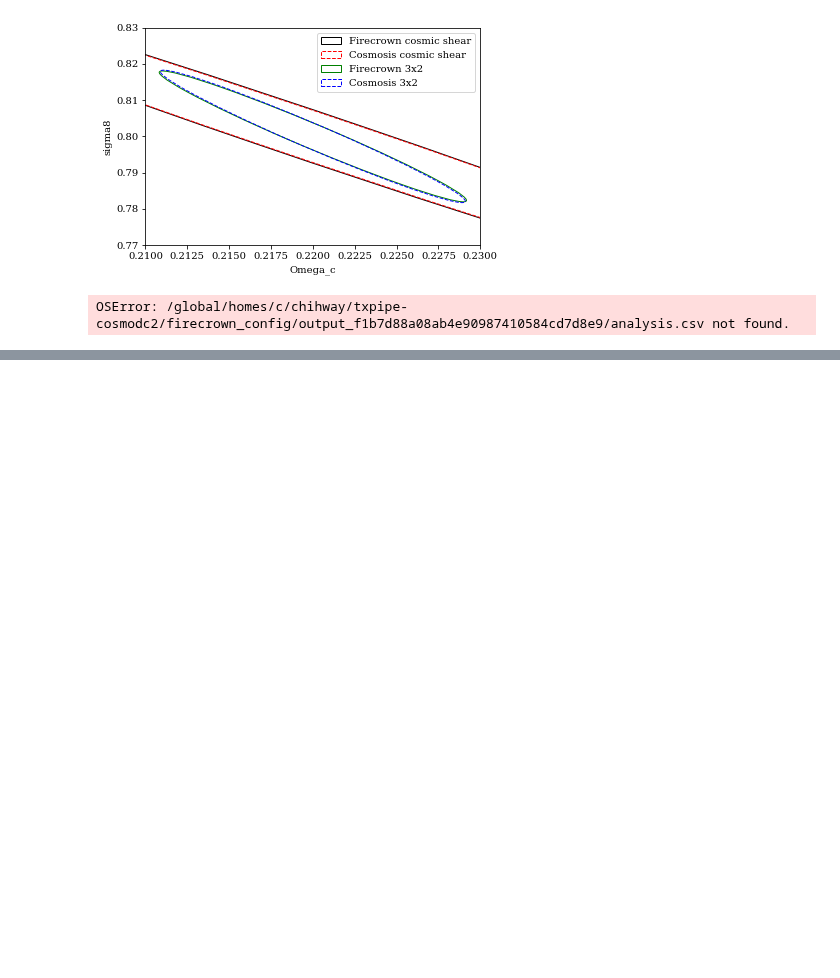
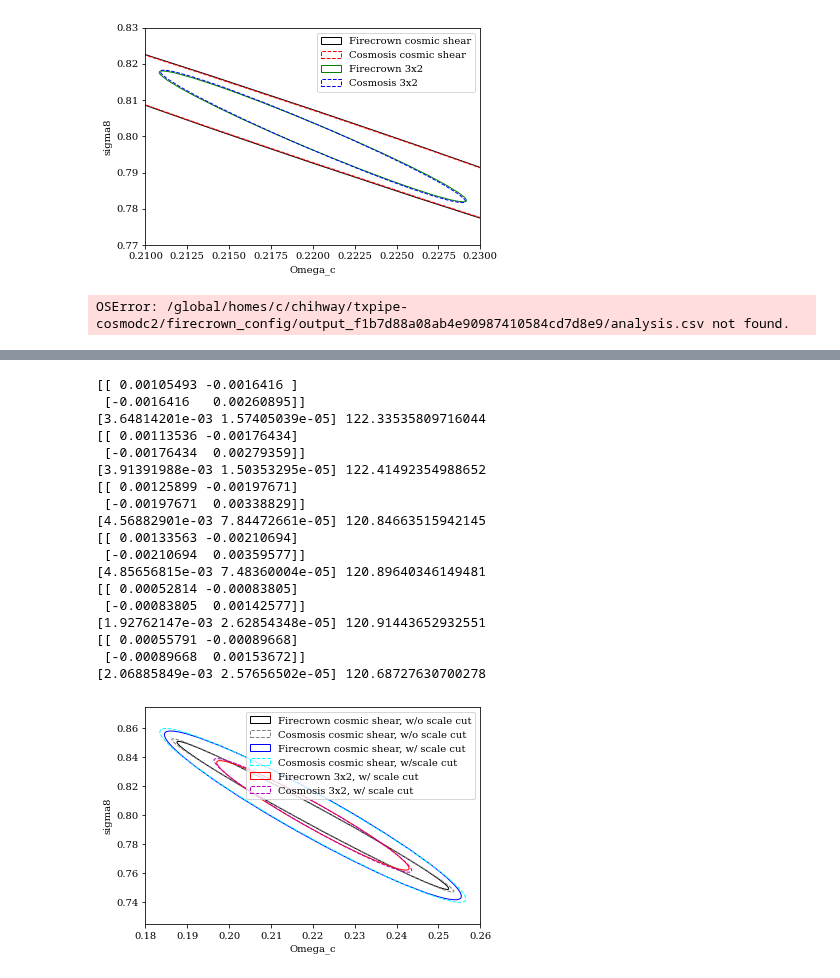
Before and after one commit to LSSTDESC/txpipe-cosmodc2, a Jupyter notebook: notebooks/PlotFisher.ipynb, the cells around one changed output, grey strips where cells are left out. Cells and saved outputs as stored; diff of their text form; code cells hidden in the pictures; blank space fills up the shorter version.

Commit message:
upload scale cut

```diff
--- a/notebooks/PlotFisher.ipynb
+++ b/notebooks/PlotFisher.ipynb
@@ -212,0 +209,53 @@ mplot.savefig('multinest_3x2_cosmo.pdf', bbox_inches='tight')
+# %%
+cosmodc2_fisher_firecrown_nocut = np.loadtxt('/global/homes/c/chihway/FireCrown/examples/cosmosis/output_c9db3f0f8d234a2384802246a44cee61/chain.txt')
+cosmodc2_fisher_firecrown_cut = np.loadtxt('/global/homes/c/chihway/FireCrown/examples/cosmosis/output_3a3bb93b080a4295b81dd7c91104c102/chain.txt')
+cosmodc2_fisher_cosmosis_nocut = np.loadtxt('/global/homes/c/chihway/txpipe-cosmodc2/cosmosis_config/chain.txt')
+cosmodc2_fisher_cosmosis_cut = np.loadtxt('/global/homes/c/chihway/txpipe-cosmodc2/cosmosis_config/chain_scale.txt')
+cosmodc2_fisher_firecrown_cut_3x2 = np.loadtxt('/global/homes/c/chihway/txpipe-cosmodc2/firecrown_config/output_eba510c0184942248a171f2ddfc5c847/chain.txt')
+cosmodc2_fisher_cosmosis_cut_3x2 = np.loadtxt('/global/homes/c/chihway/txpipe-cosmodc2/cosmosis_config/chain_3x2_scale.txt')
+# %%
+vals, theta = get_ellipse(cosmodc2_fisher_firecrown_nocut)
+plot_ellipse(vals, theta, 'k', 'Firecrown cosmic shear, w/o scale cut', 1, 1, '-')
+
+vals, theta = get_ellipse(cosmodc2_fisher_cosmosis_nocut)
+plot_ellipse(vals, theta, 'grey', 'Cosmosis cosmic shear, w/o scale cut', 1, 1, '--')
+
+vals, theta = get_ellipse(cosmodc2_fisher_firecrown_cut)
+plot_ellipse(vals, theta, 'b', 'Firecrown cosmic shear, w/ scale cut', 1, 1, '-')
+
+vals, theta = get_ellipse(cosmodc2_fisher_cosmosis_cut)
+plot_ellipse(vals, theta, 'cyan', 'Cosmosis cosmic shear, w/scale cut', 1, 1, '--')
+
+vals, theta = get_ellipse(cosmodc2_fisher_firecrown_cut_3x2)
+plot_ellipse(vals, theta, 'r', 'Firecrown 3x2, w/ scale cut', 1, 1, '-')
+
+vals, theta = get_ellipse(cosmodc2_fisher_cosmosis_cut_3x2)
+plot_ellipse(vals, theta, 'm', 'Cosmosis 3x2, w/ scale cut', 1, 1, '--')
+
+mplot.legend()
+mplot.xlim(0.18,0.26)
+mplot.ylim(0.725,0.875)
+mplot.xlabel('Omega_c')
+mplot.ylabel('sigma8')
+
+mplot.savefig('scale_cut.pdf')
+# %% [output]
+[[ 0.00105493 -0.0016416 ]
+ [-0.0016416   0.00260895]]
+[3.64814201e-03 1.57405039e-05] 122.33535809716044
+[[ 0.00113536 -0.00176434]
+ [-0.00176434  0.00279359]]
+[3.91391988e-03 1.50353295e-05] 122.41492354988652
+[[ 0.00125899 -0.00197671]
+ [-0.00197671  0.00338829]]
+[4.56882901e-03 7.84472661e-05] 120.84663515942145
+[[ 0.00133563 -0.00210694]
+ [-0.00210694  0.00359577]]
+[4.85656815e-03 7.48360004e-05] 120.89640346149481
+[[ 0.00052814 -0.00083805]
+ [-0.00083805  0.00142577]]
+[1.92762147e-03 2.62854348e-05] 120.91443652932551
+[[ 0.00055791 -0.00089668]
+ [-0.00089668  0.00153672]]
+[2.06885849e-03 2.57656502e-05] 120.68727630700278
+[figure, added]
```
Also changed, not shown: parts of 2 cells of this notebook, 3 other files.
